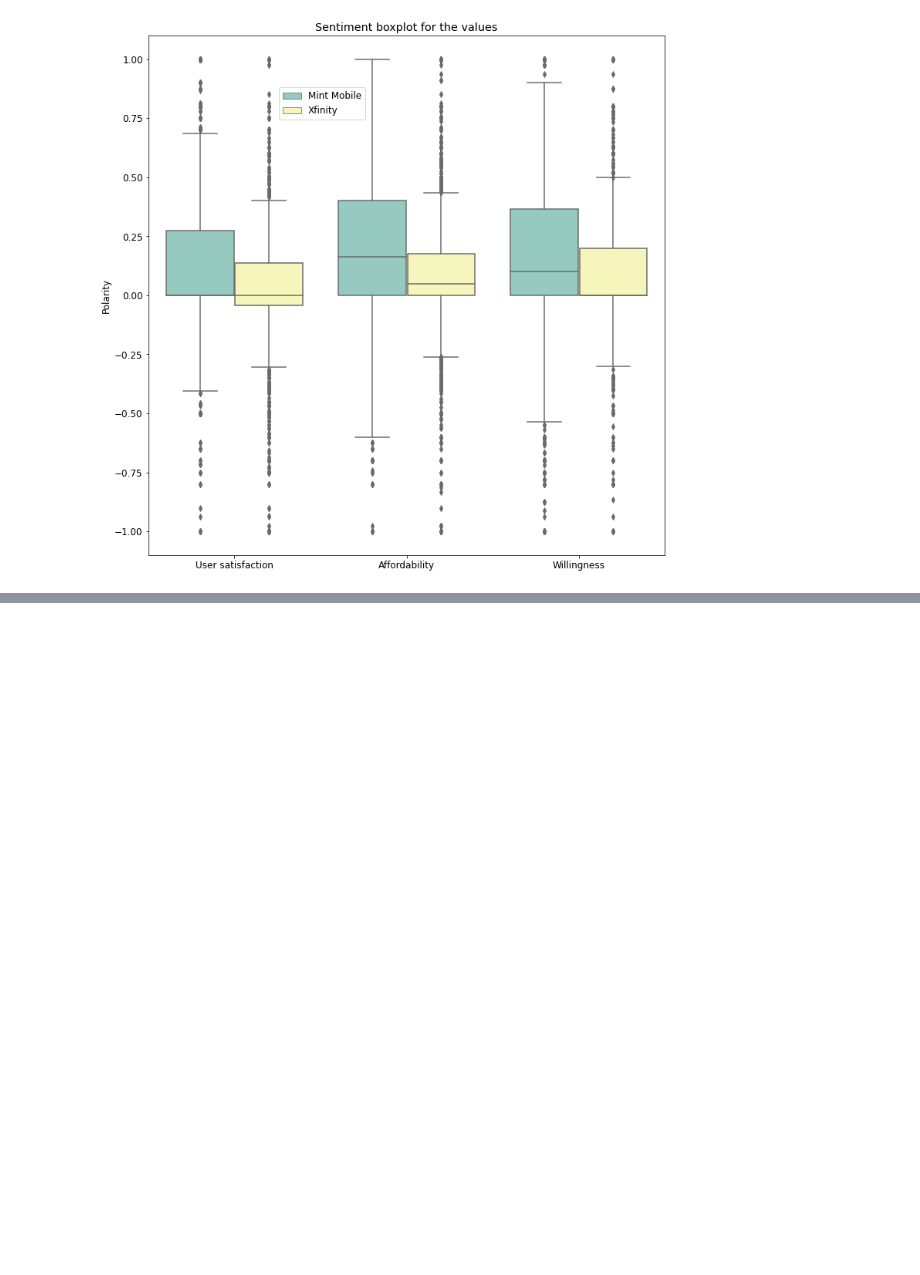
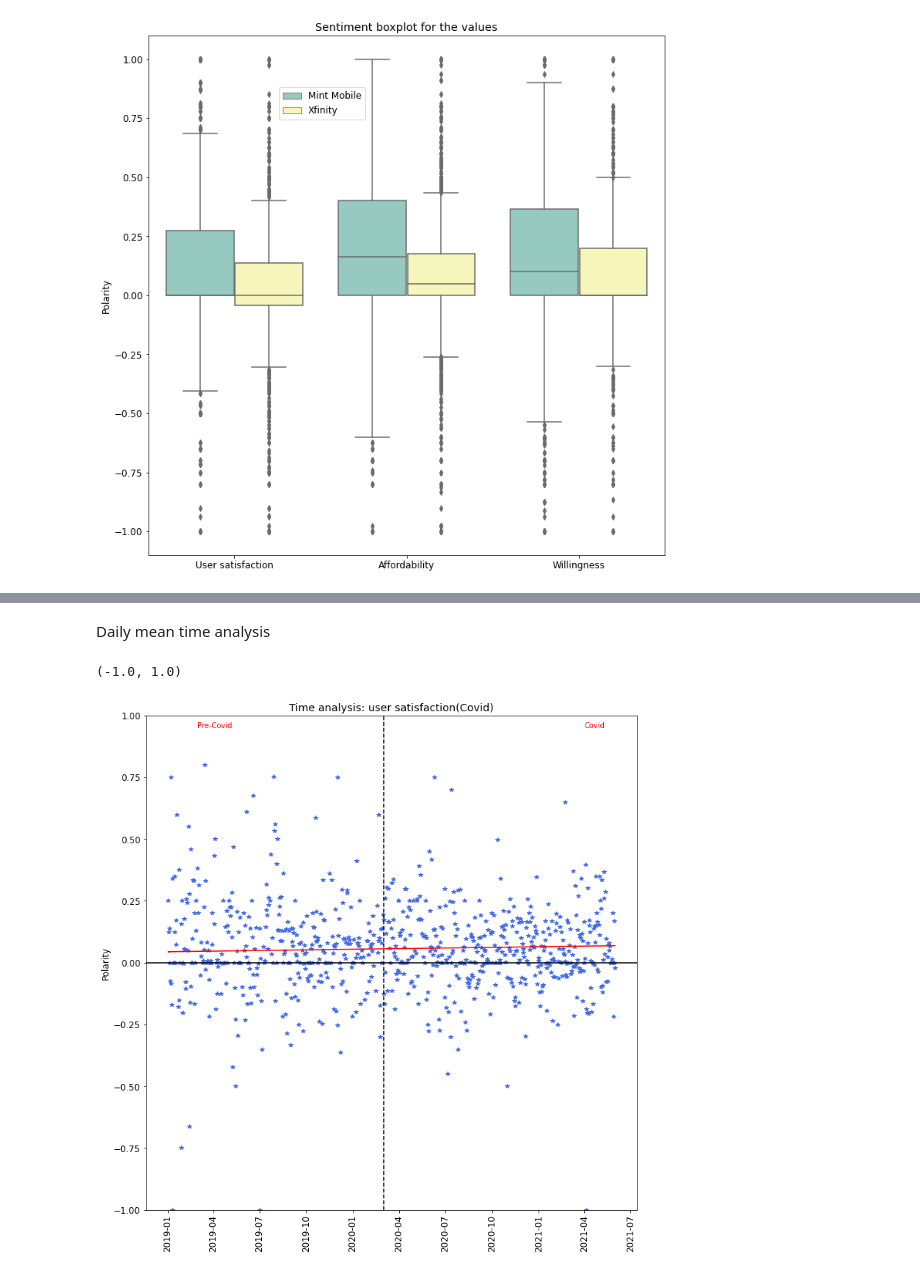
Before and after one commit to qahtanaa/SATAF_Tweets, a Jupyter notebook: Wireless mobile services-checkpoint.ipynb, the cells around one changed output, grey strips where cells are left out. Cells and saved outputs as stored; diff of their text form; code cells hidden in the pictures; blank space fills up the shorter version.

```diff
--- a/Wireless mobile services-checkpoint.ipynb
+++ b/Wireless mobile services-checkpoint.ipynb
@@ -590,0 +627,32 @@ plt.legend(bbox_to_anchor=(0.42, 0.9), loc='upper right', borderaxespad=0)
+# %%
+from matplotlib.dates import date2num
+import datetime as dt
+#sentdf['date'] = pd.to_datetime(sentdf['date']).dt.date
+sentdf['date'] = sentdf['date'].apply(date2num)
+df7=sentdf[sentdf.Topic1==0]
+df8=sentdf[sentdf.Topic1==1]
+df9=sentdf[sentdf.Topic1==2]
+# %% [markdown]
+Daily mean time analysis
+# %%
+
+from matplotlib.dates import date2num
+import datetime as dt
+plt.plot(df7.groupby(df7.date)['Polarity'].mean(),'*',color='royalblue')
+plt.axvline(dt.datetime(2020, 3, 1),linestyle='--',color='black')
+#daily mean values
+y=df7.groupby(df7.date)['Polarity'].mean()
+x=df7.date.unique()
+
+m,b = np.polyfit(x,y,1)
+plt.plot(x, m*(x) + b,'r')
+plt.axhline(y=0,color='black')
+plt.text(dt.datetime(2019, 3, 1), 0.95, 'Pre-Covid',color='red',fontsize = 10)
+plt.text(dt.datetime(2021, 4, 1), 0.95, 'Covid',color='red',fontsize = 10)
+plt.xticks(rotation='vertical')
+plt.ylabel('Polarity')
+plt.title('Time analysis: user satisfaction(Covid)')
+plt.ylim(-1,1)
+# %% [output]
+(-1.0, 1.0)
+[figure, added]
```
Also changed, not shown: parts of 13 cells of this notebook.
